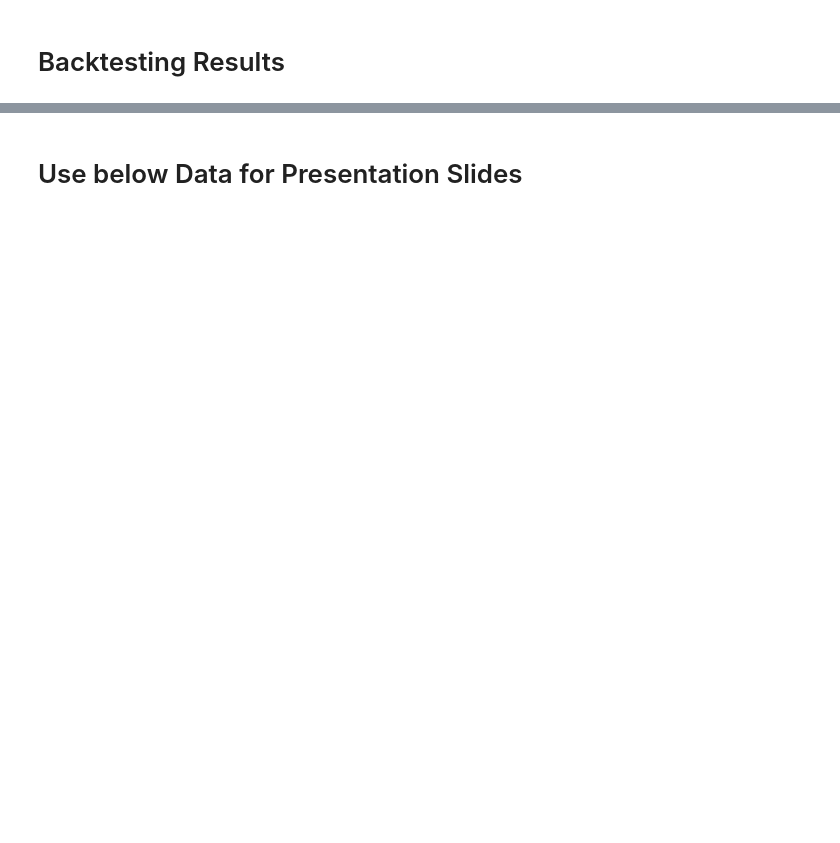
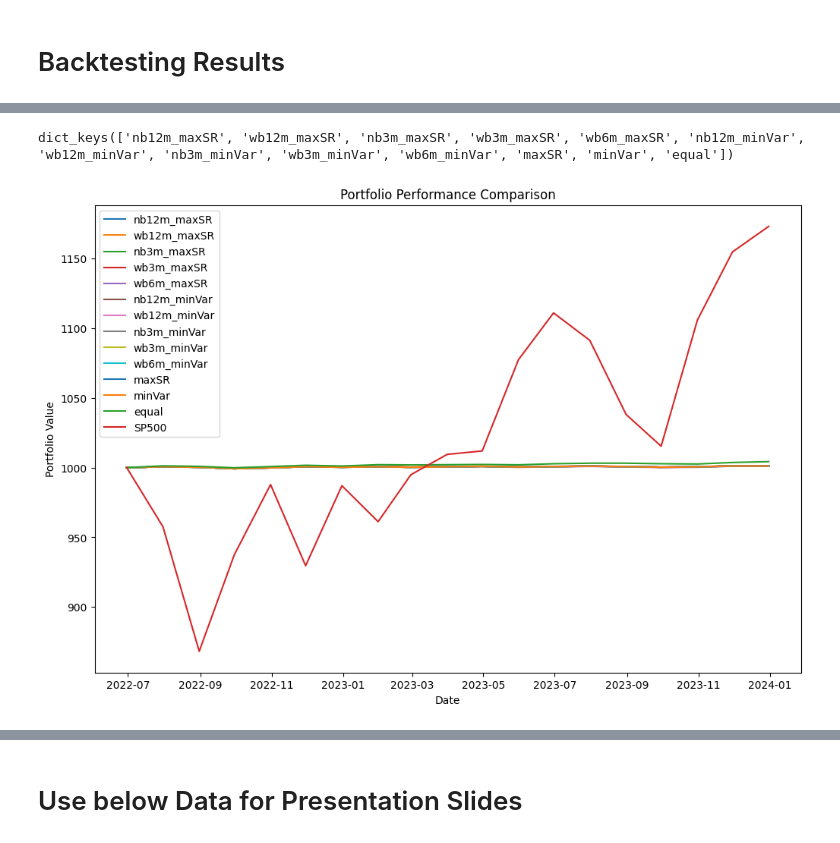
Before and after one commit to 97continuum/LSTM_based_Portfolio_Optimization, a Jupyter notebook: src/main.ipynb, the cells around one changed output, grey strips where cells are left out. Saved outputs shown, nothing was run; the diff lists cells and outputs as text; code cells hidden in the pictures; blank space fills up the shorter version.

```diff
--- a/src/main.ipynb
+++ b/src/main.ipynb
@@ -48,3 +67,7 @@ A value is trying to be set on a copy of a slice from a DataFrame
 
 See the caveats in the documentation: https://pandas.pydata.org/pandas-docs/stable/user_guide/indexing.html#returning-a-view-versus-a-copy
   stock_use.drop(columns=['yymm'], inplace=True)
+# %%
+# Save unnormalized returns
+unnormalized_returns = stock_use[["datadate", "tic", "trt1m"]]
+unnormalized_returns
@@ -203,0 +530,38 @@ The Length of the list of Cov Matrix for 6M with Burning Window Returns: 25
+# %%
+# Generate benchmark portfolio
+
+# max_sr portfolio
+max_sr_weights = generate_dynamic_weights_with_start_date(returns, pred_returns, cov_matrices, method='max_sr', risk_free_rate=risk_free_rate, start_date=start_date)
+weights_dict["maxSR"] = max_sr_weights
+
+# min var portfolio
+min_var_weights = generate_dynamic_weights_with_start_date(returns, pred_returns, cov_matrices, method='min_var', risk_free_rate=risk_free_rate, start_date=start_date)
+weights_dict["minVar"] = min_var_weights
+
+# Equally weighted portfolio
+equal_weights = pd.DataFrame(1/len(tickers), index=returns.index, columns=tickers)
+weights_dict["equal"] = equal_weights
+
+weights_dict.keys()
+# %% [output]
+dict_keys(['nb12m_maxSR', 'wb12m_maxSR', 'nb3m_maxSR', 'wb3m_maxSR', 'wb6m_maxSR', 'nb12m_minVar', 'wb12m_minVar', 'nb3m_minVar', 'wb3m_minVar', 'wb6m_minVar', 'maxSR', 'minVar', 'equal'])
+# %%
+# Perform backtest with same start date
+results = {}
+for name, weights in weights_dict.items():
+    results[name] = backtest_with_start_date(weights, actual_returns, initial_capital, start_date)
+
+# Add SP500 portfolio
+results['SP500'] = backtest_sp500(sp500, start_date = start_date, initial_capital=initial_capital)
+
+# Plot results
+plt.figure(figsize=(12, 8))
+for name, values in results.items():
+    plt.plot(returns.loc[start_date:].index, values, label=name)
+plt.title('Portfolio Performance Comparison')
+plt.xlabel('Date')
+plt.ylabel('Portfolio Value')
+plt.legend()
+plt.show()
+# %% [output]
+[figure, added]
```
Also changed, not shown: parts of 37 cells of this notebook, 6 other files.
